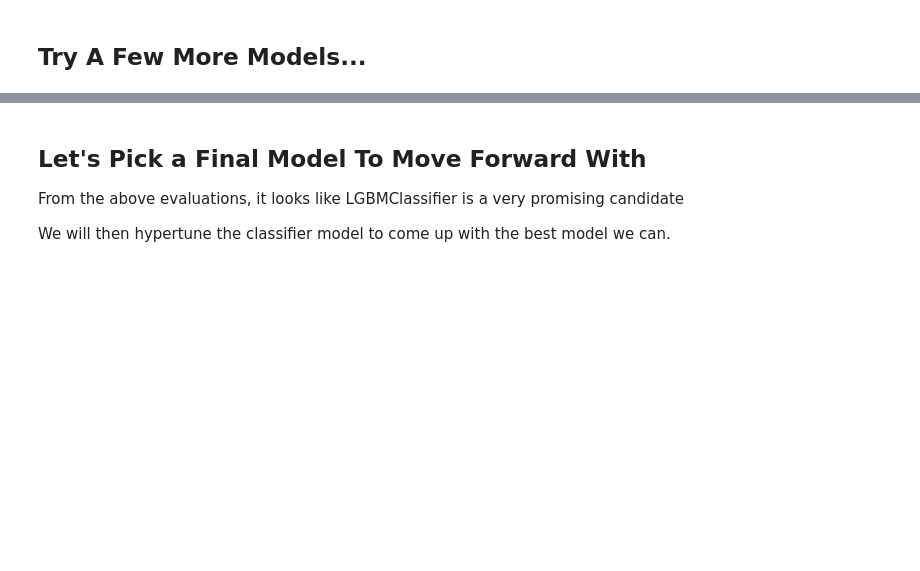
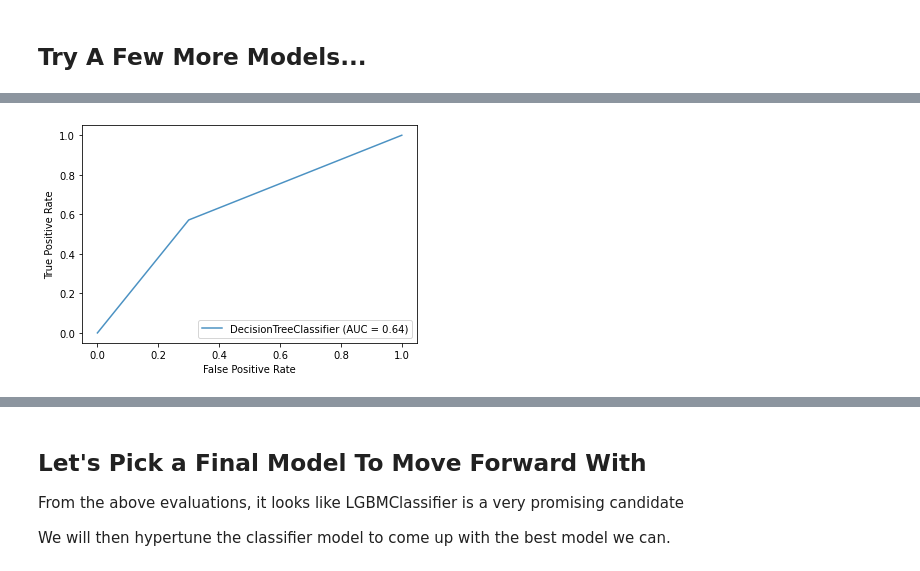
Before and after one commit to gotar1/are_you_hot, a Jupyter notebook: Project_3_Hot_Model/model_classification.ipynb, the cells around one changed output, grey strips where cells are left out. Cells and saved outputs as stored; diff of their text form; code cells hidden in the pictures; blank space fills up the shorter version.

```diff
--- a/Project_3_Hot_Model/model_classification.ipynb
+++ b/Project_3_Hot_Model/model_classification.ipynb
@@ -206,0 +236,9 @@ Test result: f1: 0.762, acc: 0.756
+# %%
+dtc = DecisionTreeClassifier(random_state=42)
+dtc.fit(X_train, y_train)
+ax = plt.gca()
+dtc_disp = plot_roc_curve(dtc, X_test, y_test, ax=ax, alpha=0.8)
+plt.savefig('../Images/dtc_ROC.png')
+plt.show()
+# %% [output]
+[figure, added]
```
Also changed, not shown: parts of 8 cells of this notebook, 6 other files.
